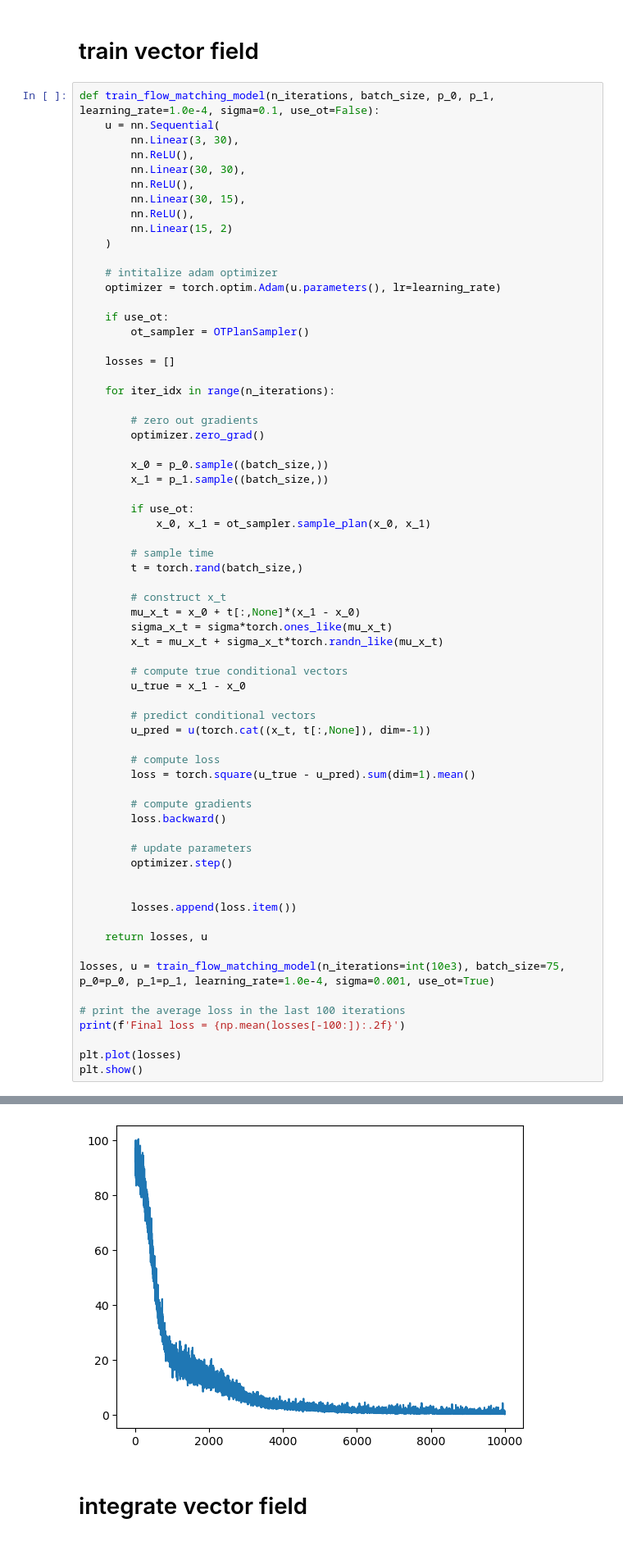
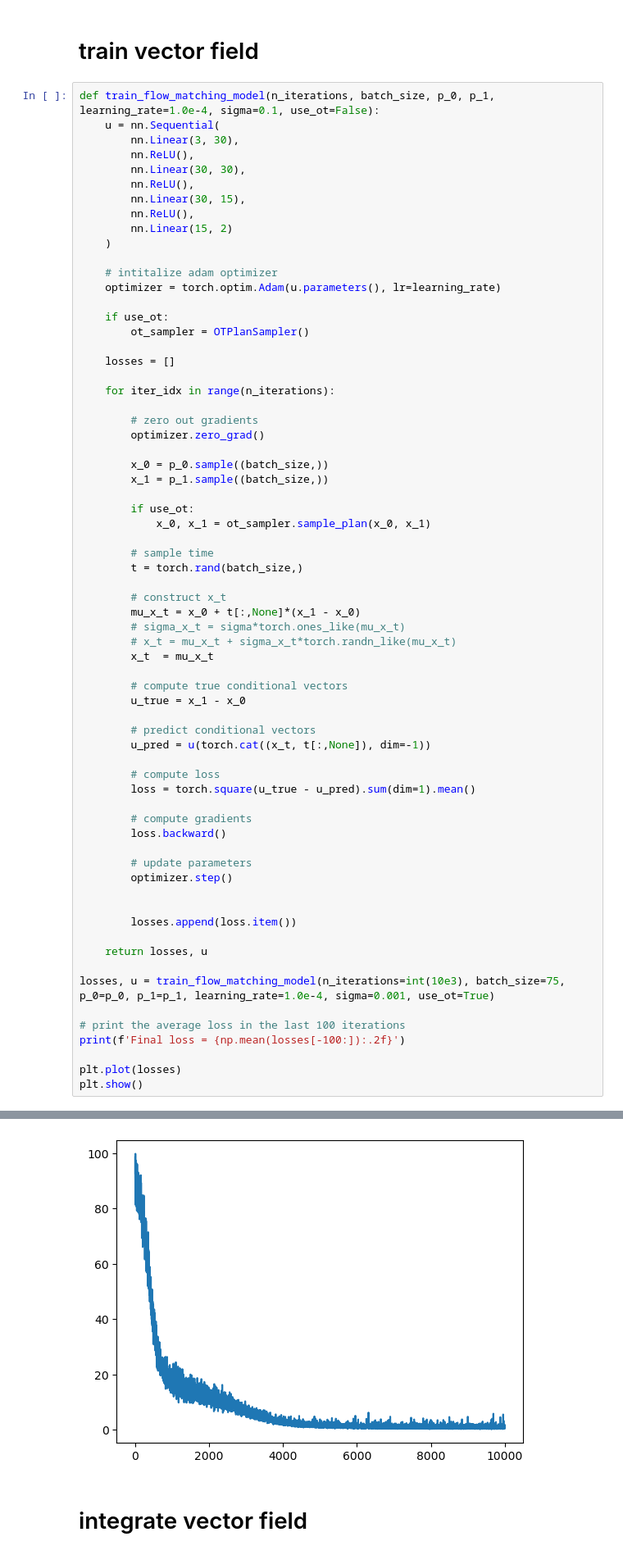
Before and after one commit to Dunni3/flowmatch_from_scratch, a Jupyter notebook: start.ipynb, the cells around one changed output, grey strips where cells are left out. Shown at 82% size. Saved outputs shown, nothing was run; the diff lists cells and outputs as text.

```diff
--- a/start.ipynb
+++ b/start.ipynb
@@ -89,8 +85,9 @@ def train_flow_matching_model(n_iterations, batch_size, p_0, p_1, learning_rate=
 
         # construct x_t
         mu_x_t = x_0 + t[:,None]*(x_1 - x_0)
-        sigma_x_t = sigma*torch.ones_like(mu_x_t)
-        x_t = mu_x_t + sigma_x_t*torch.randn_like(mu_x_t)
+        # sigma_x_t = sigma*torch.ones_like(mu_x_t)
+        # x_t = mu_x_t + sigma_x_t*torch.randn_like(mu_x_t)
+        x_t  = mu_x_t
 
         # compute true conditional vectors
         u_true = x_1 - x_0
@@ -124,4 +121,4 @@ Final loss = 0.89
-[figure, old version]
+[figure, new version]
 # %% [markdown]
 # integrate vector field
 # %%
```
Also changed, not shown: parts of 7 cells of this notebook, 1 other file.
